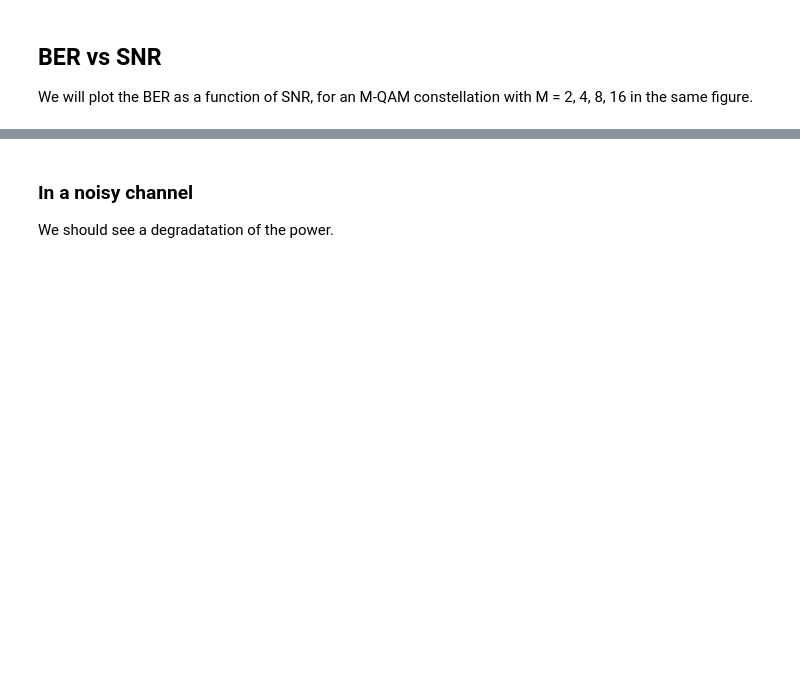
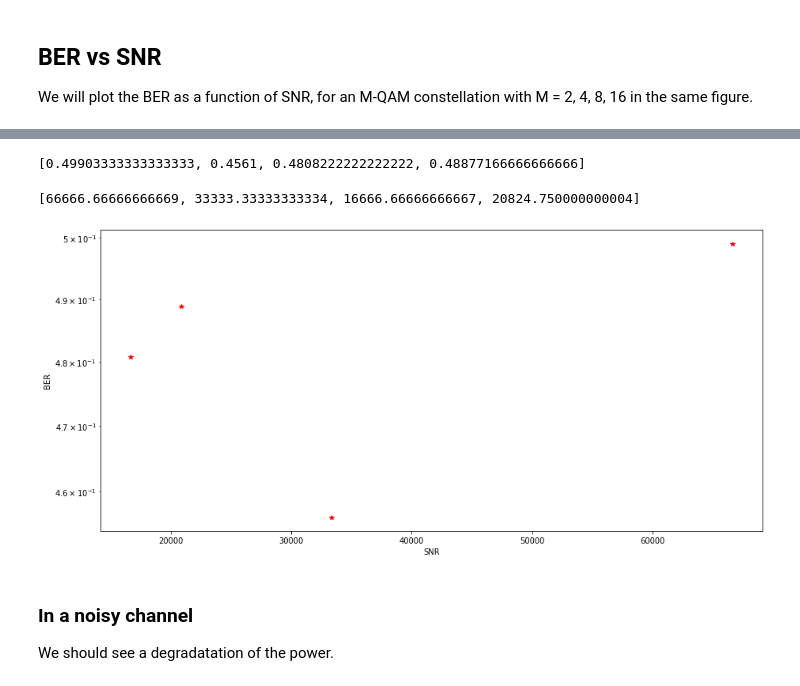
Before and after one commit to BounharAbdelaziz/Deep-Learning-for-solving-NLS-in-Telecommunication, a Jupyter notebook: notebooks/Base system model testing.ipynb, the cells around one changed output, grey strips where cells are left out. Saved outputs shown, nothing was run; the diff lists cells and outputs as text; code cells hidden in the pictures; blank space fills up the shorter version.

```diff
--- a/notebooks/Base system model testing.ipynb
+++ b/notebooks/Base system model testing.ipynb
@@ -696,3 +702,20 @@ plt.show()
+# %%
+ber_M_noisy, snr_M_noisy = ber_vs_snr(15, [2,4,8,16],sigma2=0.15)
+# %%
+ber_M_noisy
+# %% [output]
+[0.49903333333333333, 0.4561, 0.4808222222222222, 0.48877166666666666]
+# %%
+snr_M_noisy
+# %% [output]
+[66666.66666666669, 33333.33333333334, 16666.66666666667, 20824.750000000004]
+# %%
+plt.semilogy(snr_M_noisy, ber_M_noisy, 'r*')
+plt.xlabel("SNR")
+plt.ylabel("BER")
+plt.show()
+# %% [output]
+[figure, added]
 # %% [markdown]
 ### In a noisy channel
 
```
Also changed, not shown: parts of 3 cells of this notebook.
